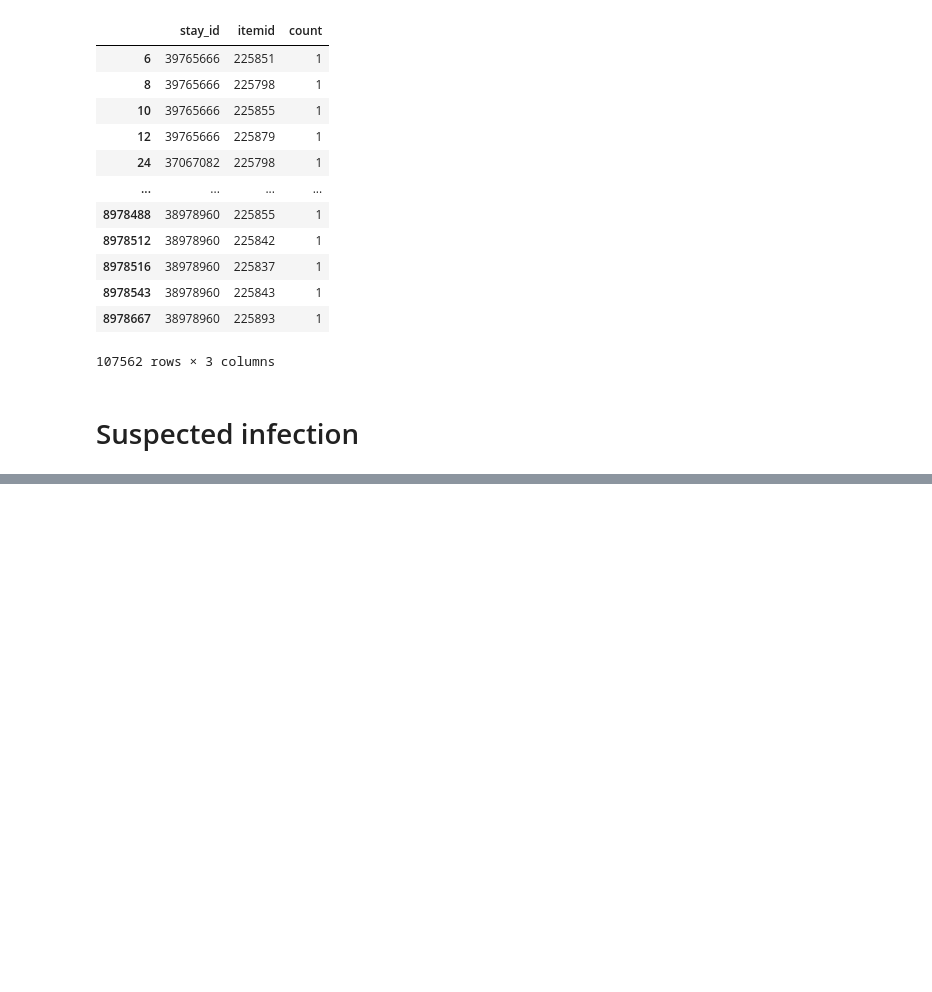
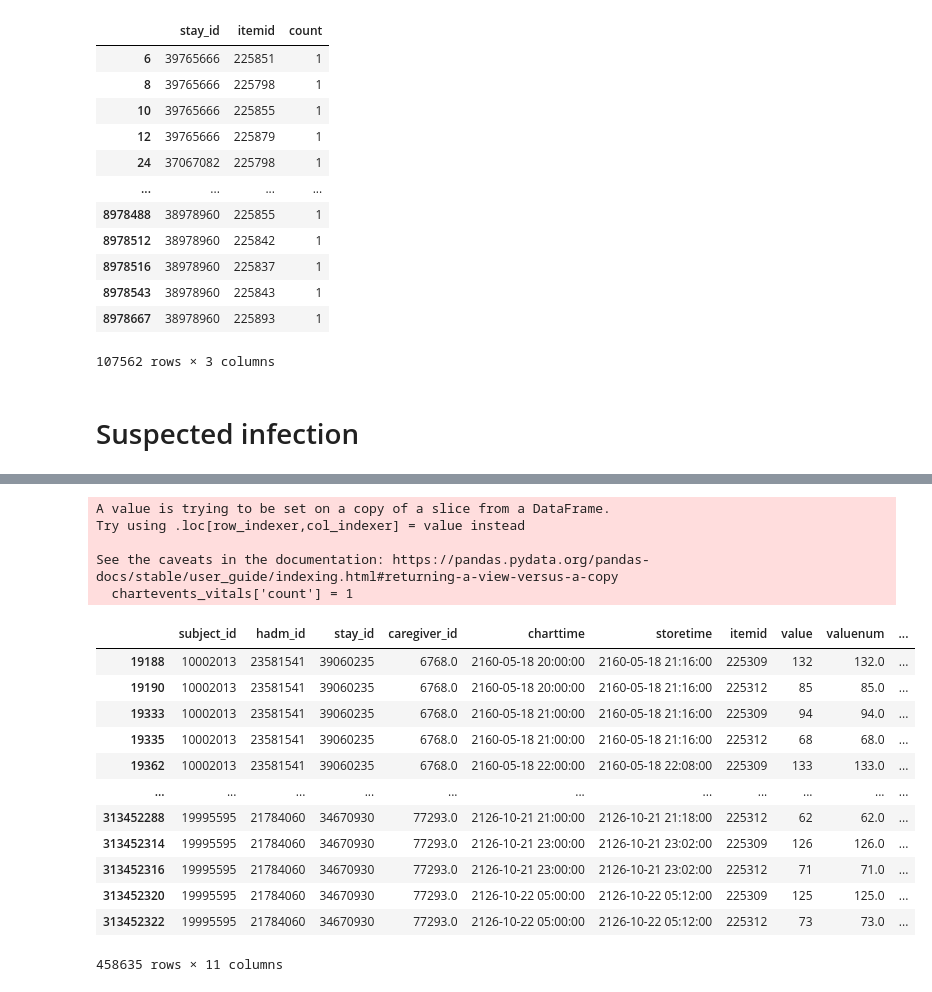
Before and after one commit to cyp-ark/RL-AIAKI, a Jupyter notebook: code/1_EDA.ipynb, the cells around one changed output, grey strips where cells are left out. Saved outputs shown, nothing was run; the diff lists cells and outputs as text; code cells hidden in the pictures; blank space fills up the shorter version.

```diff
--- a/code/1_EDA.ipynb
+++ b/code/1_EDA.ipynb
@@ -581,0 +635,38 @@ print("All : ", len(icustays[icustays['hadm_id'].isin(hadm_id)]))
+# %%
+d_vitals = d_items[d_items['category']=='Routine Vital Signs']
+d_vitals_itemid = d_vitals.itemid.unique()
+
+chartevents_vitals = chartevents[chartevents['itemid'].isin(d_vitals_itemid)]
+
+chartevents_vitals['count'] = 1
+chartevents_vitals = chartevents_vitals[['itemid','count']]
+
+tmp = chartevents_vitals.groupby(by='itemid')['count'].sum()
+tmp = pd.DataFrame(tmp)
+tmp.reset_index(inplace=True)
+
+d_vitals = pd.merge(d_vitals,tmp,on='itemid',how='left')
+
+d_vitals = d_vitals.dropna(subset=['count'])
+# %% [output]
+A value is trying to be set on a copy of a slice from a DataFrame.
+Try using .loc[row_indexer,col_indexer] = value instead
+
+See the caveats in the documentation: https://pandas.pydata.org/pandas-docs/stable/user_guide/indexing.html#returning-a-view-versus-a-copy
+  chartevents_vitals['count'] = 1
+# %%
+chartevents[chartevents['itemid'].isin([225312,225309])]
+# %% [output]
+|  | subject_id | hadm_id | stay_id | caregiver_id | charttime | storetime | itemid | value | valuenum | ... |
+| 19188 | 10002013 | 23581541 | 39060235 | 6768.0 | 2160-05-18 20:00:00 | 2160-05-18 21:16:00 | 225309 | 132 | 132.0 | ... |
+| 19190 | 10002013 | 23581541 | 39060235 | 6768.0 | 2160-05-18 20:00:00 | 2160-05-18 21:16:00 | 225312 | 85 | 85.0 | ... |
+| 19333 | 10002013 | 23581541 | 39060235 | 6768.0 | 2160-05-18 21:00:00 | 2160-05-18 21:16:00 | 225309 | 94 | 94.0 | ... |
+| 19335 | 10002013 | 23581541 | 39060235 | 6768.0 | 2160-05-18 21:00:00 | 2160-05-18 21:16:00 | 225312 | 68 | 68.0 | ... |
+| 19362 | 10002013 | 23581541 | 39060235 | 6768.0 | 2160-05-18 22:00:00 | 2160-05-18 22:08:00 | 225309 | 133 | 133.0 | ... |
+| ... | ... | ... | ... | ... | ... | ... | ... | ... | ... | ... |
+| 313452288 | 19995595 | 21784060 | 34670930 | 77293.0 | 2126-10-21 21:00:00 | 2126-10-21 21:18:00 | 225312 | 62 | 62.0 | ... |
+| 313452314 | 19995595 | 21784060 | 34670930 | 77293.0 | 2126-10-21 23:00:00 | 2126-10-21 23:02:00 | 225309 | 126 | 126.0 | ... |
+| 313452316 | 19995595 | 21784060 | 34670930 | 77293.0 | 2126-10-21 23:00:00 | 2126-10-21 23:02:00 | 225312 | 71 | 71.0 | ... |
+| 313452320 | 19995595 | 21784060 | 34670930 | 77293.0 | 2126-10-22 05:00:00 | 2126-10-22 05:12:00 | 225309 | 125 | 125.0 | ... |
+| 313452322 | 19995595 | 21784060 | 34670930 | 77293.0 | 2126-10-22 05:00:00 | 2126-10-22 05:12:00 | 225312 | 73 | 73.0 | ... |
+458635 rows × 11 columns
```
Also changed, not shown: parts of 15 cells of this notebook, 3 other files.
